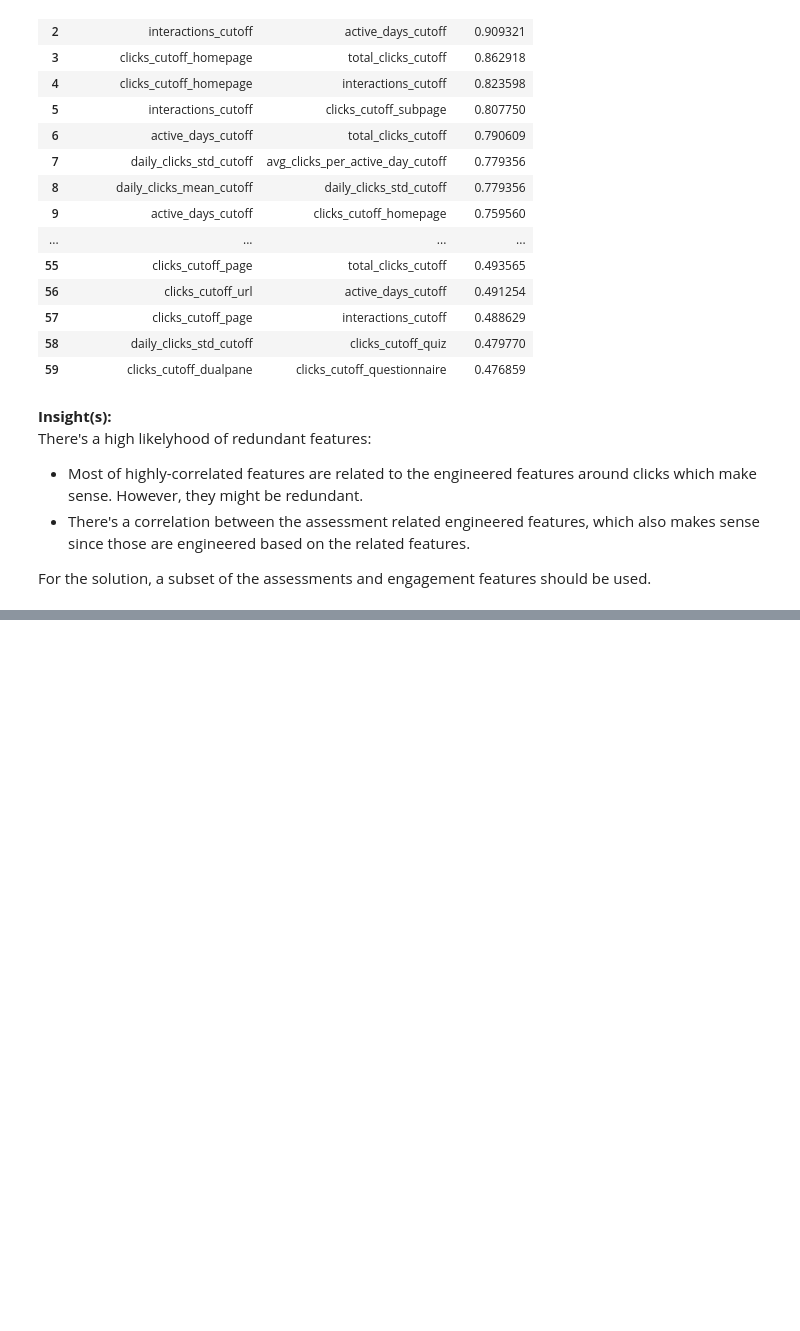
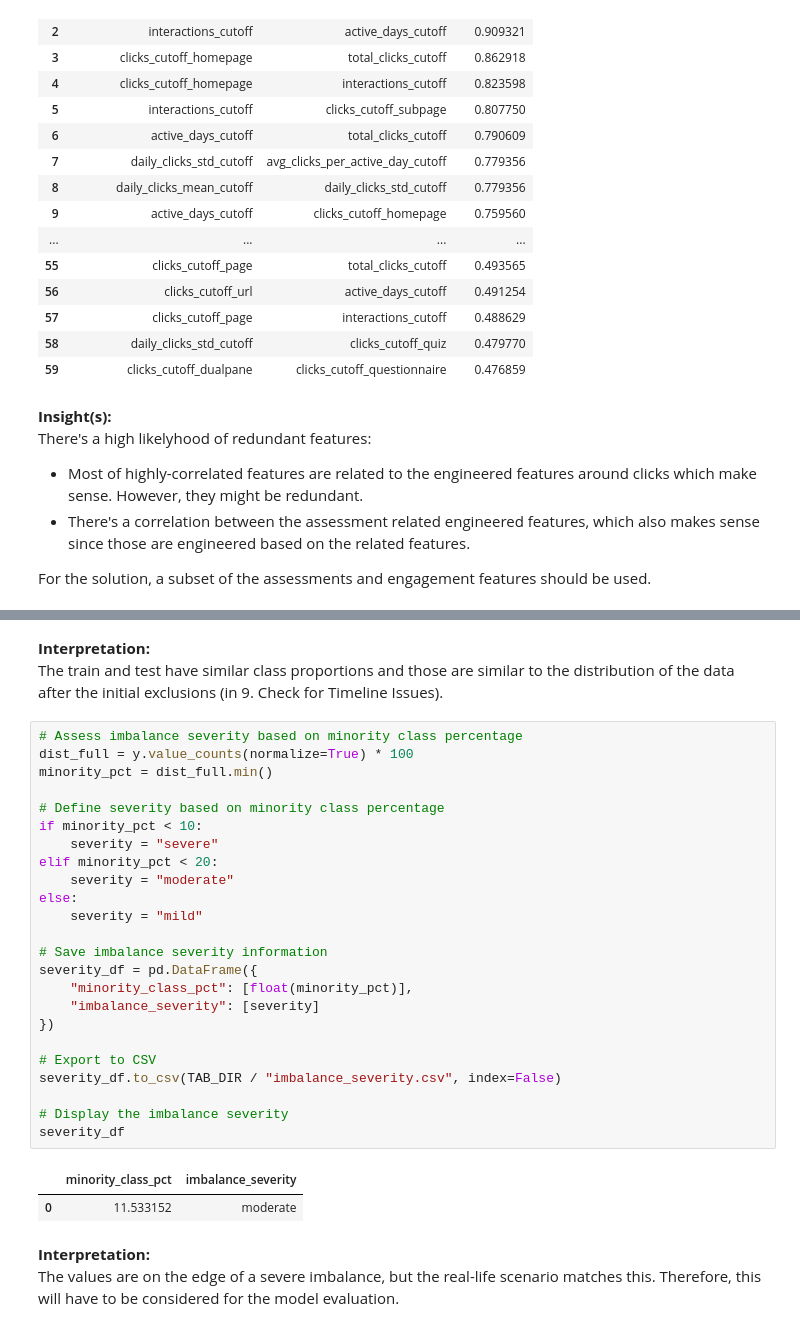
Before and after one commit to dataweby/ToU-Classification, a Jupyter notebook: notebooks/01_dataset_preprocessing.ipynb, the cells around one changed output, grey strips where cells are left out. Drawn from its saved outputs; the diff is of its cells as text; blank space fills up the shorter version.

```diff
--- a/notebooks/01_dataset_preprocessing.ipynb
+++ b/notebooks/01_dataset_preprocessing.ipynb
@@ -1138,0 +1249,33 @@ Goals:
+# %% [markdown]
+**Interpretation:**<br>
+The train and test have similar class proportions and those are similar to the distribution of the data after the initial exclusions (in 9. Check for Timeline Issues).
+# %%
+# Assess imbalance severity based on minority class percentage
+dist_full = y.value_counts(normalize=True) * 100
+minority_pct = dist_full.min()
+
+# Define severity based on minority class percentage
+if minority_pct < 10:
+    severity = "severe"
+elif minority_pct < 20:
+    severity = "moderate"
+else:
+    severity = "mild"
+
+# Save imbalance severity information
+severity_df = pd.DataFrame({
+    "minority_class_pct": [float(minority_pct)],
+    "imbalance_severity": [severity]
+})
+
+# Export to CSV
+severity_df.to_csv(TAB_DIR / "imbalance_severity.csv", index=False)
+
+# Display the imbalance severity
+severity_df
+# %% [output]
+|  | minority_class_pct | imbalance_severity |
+| 0 | 11.533152 | moderate |
+# %% [markdown]
+**Interpretation:**<br>
+The values are on the edge of a severe imbalance, but the real-life scenario matches this. Therefore, this will have to be considered for the model evaluation.
```
Also changed, not shown: parts of 10 cells of this notebook, 8 other files.
